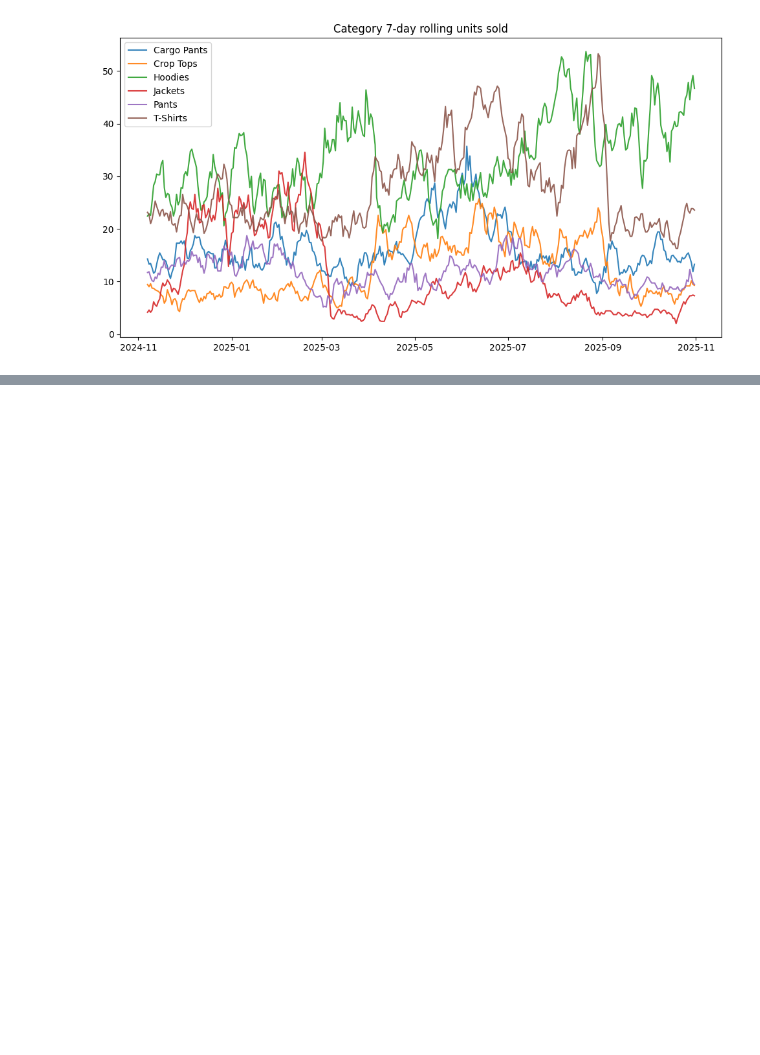
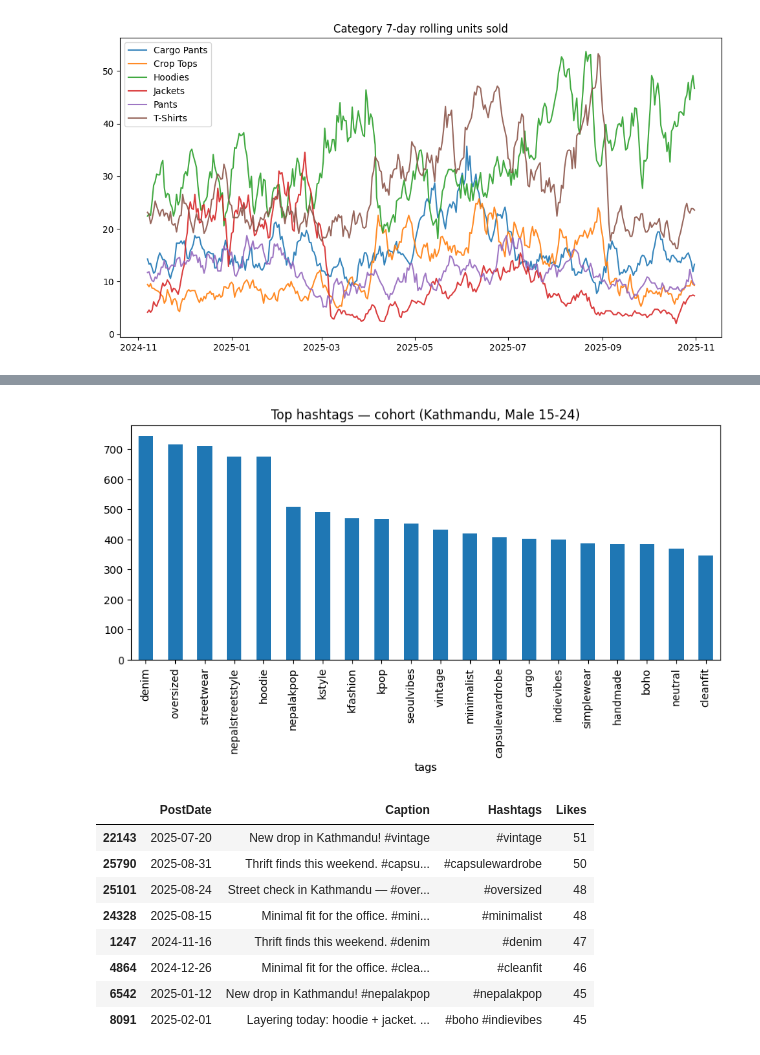
Before and after one commit to AakashShahi/Mens_Fashion_Forecast, a Jupyter notebook: notebooks/Full_Exploration_Notebook.ipynb, the cells around one changed output, grey strips where cells are left out. Saved outputs shown, nothing was run; the diff lists cells and outputs as text; code cells hidden in the pictures; blank space fills up the shorter version.

```diff
--- a/notebooks/Full_Exploration_Notebook.ipynb
+++ b/notebooks/Full_Exploration_Notebook.ipynb
@@ -115,3 +133,20 @@ plt.show()
 # %% [output]
 [figure]
 [figure]
+# %%
+# 4. Filter to your cohort: Kathmandu, Male, ages 15-19 & 20-24 (approx 17-25)
+cohort_ages = ["15-19","20-24"]
+sales_cohort = sales[
+    (sales["City"] == "Kathmandu") &
+    (sales["Gender"] == "Male") &
+    (sales["AgeGroup"].isin(cohort_ages))
+].copy()
+social_cohort = social[
+    (social["City"] == "Kathmandu") &
+    (social["Gender"] == "Male") &
+    (social["AgeGroup"].isin(cohort_ages))
+].copy()
+
+print("sales_cohort rows:", len(sales_cohort))
+print("social_cohort rows:", len(social_cohort))
+display(sales_cohort.groupby("Category")["UnitsSold"].sum().sort_values(ascending=False).reset_index().head(10))
@@ -117,0 +163,33 @@ plt.show()
+# %%
+# 5. Hashtag analysis (normalize and count)
+def extract_hashtags(s):
+    if pd.isna(s):
+        return []
+    # replace commas with spaces then split
+    parts = [p.strip() for p in s.replace(",", " ").split()]
+    tags = [p.lstrip("#").lower() for p in parts if p.startswith("#") or p.startswith(" #") or len(p)>0]
+    # filter tokens that look like tags (start with # or alpha)
+    tags = [t for t in tags if len(t)>0]
+    return tags
+
+social_cohort["tags"] = social_cohort["Hashtags"].apply(extract_hashtags)
+all_tags = social_cohort["tags"].explode().dropna()
+top_tags = all_tags.value_counts().head(25)
+plt.figure(figsize=(10,4))
+top_tags.plot.bar()
+plt.title("Top hashtags — cohort (Kathmandu, Male 15-24)")
+plt.show()
+
+# Show sample top posts
+display(social_cohort.sort_values("Likes", ascending=False)[["PostDate","Caption","Hashtags","Likes"]].head(8))
+# %% [output]
+[figure, added]
+|  | PostDate | Caption | Hashtags | Likes |
+| 22143 | 2025-07-20 | New drop in Kathmandu! #vintage | #vintage | 51 |
+| 25790 | 2025-08-31 | Thrift finds this weekend. #capsu... | #capsulewardrobe | 50 |
+| 25101 | 2025-08-24 | Street check in Kathmandu — #over... | #oversized | 48 |
+| 24328 | 2025-08-15 | Minimal fit for the office. #mini... | #minimalist | 48 |
+| 1247 | 2024-11-16 | Thrift finds this weekend. #denim | #denim | 47 |
+| 4864 | 2024-12-26 | Minimal fit for the office. #clea... | #cleanfit | 46 |
+| 6542 | 2025-01-12 | New drop in Kathmandu! #nepalakpop | #nepalakpop | 45 |
+| 8091 | 2025-02-01 | Layering today: hoodie + jacket. ... | #boho #indievibes | 45 |
```
Also changed, not shown: parts of 7 cells of this notebook, 2 other files.
